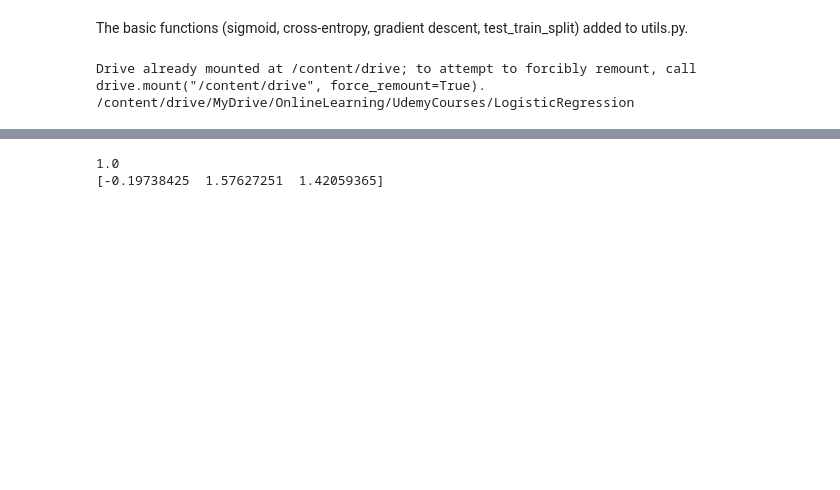
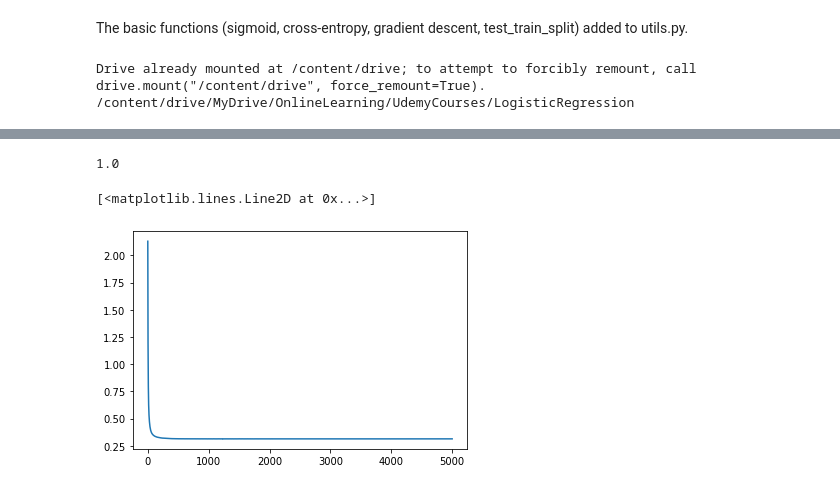
Before and after one commit to osuranyi/UdemyCourses, a Jupyter notebook: LogisticRegression/Section4_PracticalConcerns.ipynb, the cells around one changed output, grey strips where cells are left out. Drawn from its saved outputs; the diff is of its cells as text; code cells hidden in the pictures; blank space fills up the shorter version.

```diff
--- a/LogisticRegression/Section4_PracticalConcerns.ipynb
+++ b/LogisticRegression/Section4_PracticalConcerns.ipynb
@@ -79,8 +110,45 @@ X_train, T_train, X_test, T_test = train_test_split(X,T,0.3)
+# %%
+# Logistic regression class with L1 regularization
+
+class LogisticRegressionL1Regularization:
+  def __init__(self,lamb=1.0,learning_rate=0.001,max_iter=5000):
+    self.lamb = lamb
+
+  def add_ones(self,X):
+    if X.ndim == 1:
+      X.shape = [1,X.shape[0]]
+    return np.column_stack( (np.ones(X.shape[0]),X) )
+
+  def fit(self,X,t):
+    # Add a column of ones
+    Xb = X #self.add_ones(X)    ## REMARK: no bias term is used in this example!
+    # randomly initialize weights
+    D = Xb.shape[1]
+    self.w = np.random.randn(D) / np.sqrt(D)
+    #self.w = np.array([0,4,4]) #
+    # passing objective function and gradient as a lambda to gradient descent function
+    J = lambda w : cross_entropy(t, sigmoid(Xb @ w) ) + self.lamb * np.abs(w).mean()
+    gradient = lambda w : Xb.T @ (sigmoid(Xb @ w) - t) + self.lamb * np.sign(w)
+    self.w, self.cost = gradient_descent(self.w,J,gradient,learning_rate=0.001,max_iter=5000)
+
+  def forward(self,X):
+    # Add a column of ones
+    Xb = X#self.add_ones(X)
+    return np.round(sigmoid(Xb @ self.w))
+
+  # Just to have the usual predict method as well
+  def predict(self,X):
+    return self.forward(X)
+
+  def score(self,X,t):
+    return np.mean( t == self.predict(X) )
 # %%
-model = LogisticRegressionL2Regularization(lamb=1.0)
-model.fit(X,T)
-print(model.score(X,T))
-print(model.w)
+model_L1 = LogisticRegressionL1Regularization(lamb=2.0)
+model_L1.fit(X,T)
+print(model_L1.score(X,T))
+
+plt.plot(model_L1.cost)
 # %% [output]
 1.0
-[-0.19738425  1.57627251  1.42059365]
+[<matplotlib.lines.Line2D at 0x...>]
+[figure, added]
```
Also changed, not shown: parts of 24 cells of this notebook, 4 other files.
